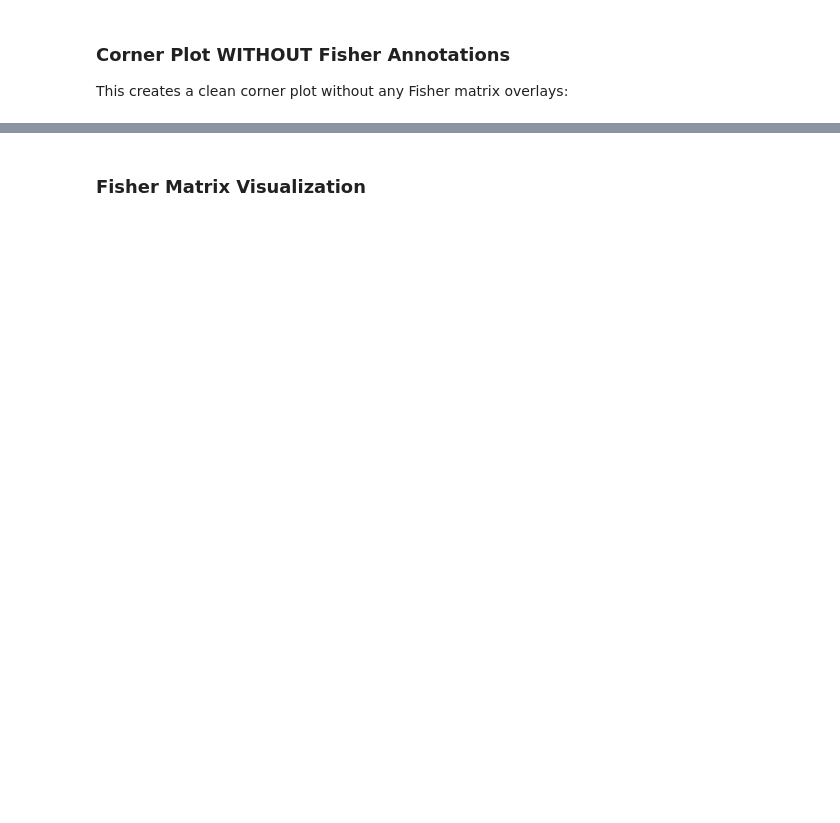
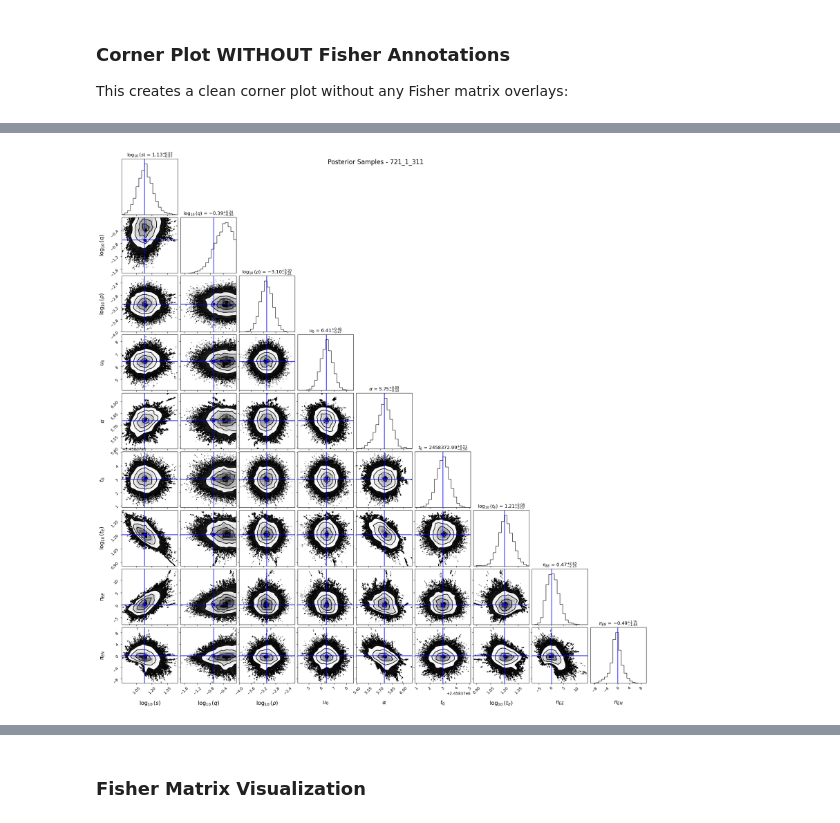
Before and after one commit to AmberLee2427/GullsPosteriors, a Jupyter notebook: fisher_exploration.ipynb, the cells around one changed output, grey strips where cells are left out. Cells and saved outputs as stored; diff of their text form; code cells hidden in the pictures; blank space fills up the shorter version.

```diff
--- a/fisher_exploration.ipynb
+++ b/fisher_exploration.ipynb
@@ -445,11 +287,19 @@ if hasattr(data_obj, 'model_covariance') and data_obj.model_covariance is not No
     fisher_cov = data_obj.model_covariance
     fisher_unc = data_obj.model_parameter_uncertainties
 
+    # Parameter names (in internal order)
+    param_names = ['log10(s)', 'log10(q)', 'log10(rho)', 'u0', 'alpha', 't0', 'log10(tE)', 'piEE', 'piEN']
+
     print(f"Fisher covariance matrix shape: {fisher_cov.shape}")
-    print(f"Fisher uncertainties: {fisher_unc}")
+    print(f"Fisher 1-sigma uncertainties:")
+    for i, (name, unc) in enumerate(zip(param_names, fisher_unc)):
+        print(f"  {name}: {unc:.6f}")
 
-    # Parameter names (in the order used by the code)
-    param_names = ['s', 'q', 'rho', 'u0', 'alpha', 't0', 'tE', 'piEE', 'piEN']
+    # Additional Fisher info if available
+    if hasattr(data_obj, 'n_flux_params'):
+        print(f"\nFisher includes {data_obj.n_flux_params} flux parameters (marginalized out)")
+    if hasattr(data_obj, 'fisher_inversion_success'):
+        print(f"Fisher inversion successful: {data_obj.fisher_inversion_success}")
 
     # Create DataFrame for Fisher covariance
     fisher_df = pd.DataFrame(fisher_cov, index=param_names, columns=param_names)
@@ -464,7 +314,4 @@ if hasattr(data_obj, 'model_covariance') and data_obj.model_covariance is not No
 
 else:
     print("No Fisher matrix information available.")
-    print("This might be because:")
-    print("1. The lightcurve file doesn't contain Fisher derivative columns")
-    print("2. The Fisher computation failed")
-    print("3. You haven't loaded a lightcurve file yet")
+    print("Check that the lightcurve file contains Fisher derivative columns.")
@@ -519,35 +479,83 @@ else:
 This creates a clean corner plot without any Fisher matrix overlays:
 # %%
 if samples is not None:
-    # Parameter labels (adjust based on whether LOM is enabled)
+    # First, let's figure out what we're actually sampling by looking at the samples and truths
+    print(f"Samples shape: {samples.shape}")
+    print(f"Sample statistics (first few parameters):")
+    for i in range(min(9, samples.shape[1])):
+        mean_val = np.mean(samples[:, i])
+        std_val = np.std(samples[:, i])
+        min_val = np.min(samples[:, i])
+        max_val = np.max(samples[:, i])
+        print(f"  Param {i}: mean={mean_val:.3f}, std={std_val:.3f}, range=[{min_val:.3f}, {max_val:.3f}]")
+
+    # Check if we have truth values to help identify parameters
+    truth_values = None
+    if truths is not None and 'params' in truths:
+        truth_values_raw = truths['params'][:samples.shape[1]]
+        print(f"\nRaw truth values (linear space):")
+        for i, truth in enumerate(truth_values_raw):
+            print(f"  Truth {i}: {truth:.6f}")
+
+        # Convert truth values to match the sampling space
+        # s, q, rho, tE (indices 0, 1, 2, 6) are sampled in log space
+        truth_values = truth_values_raw.copy()
+        log_param_indices = [0, 1, 2, 6]  # s, q, rho, tE
+
+        print(f"\nConverting truth values to log space for parameters: {log_param_indices}")
+        for idx in log_param_indices:
+            if idx < len(truth_values):
+                original_val = truth_values[idx]
+                if original_val > 0:  # Can only take log of positive values
+                    truth_values[idx] = np.log10(original_val)
+                    print(f"  Param {idx}: {original_val:.6f} -> log10({original_val:.6f}) = {truth_values[idx]:.6f}")
+                else:
+                    print(f"  Warning: Param {idx} has non-positive value {original_val}, cannot take log")
+                    truth_values[idx] = np.nan
+
+    # Parameter labels - s, q, rho, and tE are ALWAYS sampled in log space
     if samples.shape[1] == 12:  # LOM enabled
         labels = [
-            r"$s$", r"$q$", r"$\rho$",
-            r"$u_0$", r"$\alpha$", r"$t_0$", r"$t_E$",
-            r"$\pi_{EE}$", r"$\pi_{EN}$",
-            r"$i$", r"$\phi$", r"$P$"
+            r"$\log_{10}(s)$",      # 0: separation (always log)
+            r"$\log_{10}(q)$",      # 1: mass ratio (always log)
+            r"$\log_{10}(\rho)$",   # 2: finite source (always log)
+            r"$u_0$",               # 3: impact parameter (linear)
+            r"$\alpha$",            # 4: trajectory angle (linear)
+            r"$t_0$",               # 5: time of closest approach (linear)
+            r"$\log_{10}(t_E)$",    # 6: Einstein crossing time (always log)
+            r"$\pi_{EE}$",          # 7: parallax east (linear)
+            r"$\pi_{EN}$",          # 8: parallax north (linear)
+            r"$i$",                 # 9: inclination (linear)
+            r"$\phi$",              # 10: phase (linear)
+            r"$P$"                  # 11: period (linear)
         ]
+
     else:  # 9 parameters (no LOM)
         labels = [
-            r"$s$", r"$q$", r"$\rho$",
-            r"$u_0$", r"$\alpha$", r"$t_0$", r"$t_E$",
-            r"$\pi_{EE}$", r"$\pi_{EN}$"
+            r"$\log_{10}(s)$",      # 0: separation (always log)
+            r"$\log_{10}(q)$",      # 1: mass ratio (always log)
+            r"$\log_{10}(\rho)$",   # 2: finite source (always log)
+            r"$u_0$",               # 3: impact parameter (linear)
+            r"$\alpha$",            # 4: trajectory angle (linear)
+            r"$t_0$",               # 5: time of closest approach (linear)
+            r"$\log_{10}(t_E)$",    # 6: Einstein crossing time (always log)
+            r"$\pi_{EE}$",          # 7: parallax east (linear)
+            r"$\pi_{EN}$"           # 8: parallax north (linear)
         ]
 
-    # Get truth values if available
-    truth_values = None
-    if truths is not None and 'params' in truths:
-        truth_values = truths['params'][:samples.shape[1]]
+    # Trim labels to match actual number of parameters
+    labels = labels[:samples.shape[1]]
 
+    print(f"\nParameter labels (s, q, rho, tE always in log space): {labels}")
     print(f"Creating corner plot for {samples.shape[1]} parameters...")
     print(f"Using {len(samples)} samples")
 
-    # Create clean corner plot
+    # Create corner plot with corrected labels and blue truth lines
     fig = corner.corner(
         samples,
         labels=labels,
         truths=truth_values,
-        truth_color='red',
+        truth_color='blue',  # Changed from red to blue
         show_titles=True,
         title_kwargs={"fontsize": 12},
         label_kwargs={"fontsize": 14}
@@ -557,8 +565,10 @@ if samples is not None:
                 fontsize=16, y=0.98)
     plt.show()
 
-    print("Clean corner plot created (no Fisher annotations)")
+    print("Corner plot created with correct parameter labels (s, q, rho, tE in log space)")
+    print("Truth values converted to log space for log parameters and displayed in blue")
 
 else:
     print("No posterior samples available for corner plot.")
     print("Run the sampler first to generate samples, then load them using the paths at the top.")
+# %% [output]
@@ -564,0 +592 @@ else:
+[figure, added]
```
Also changed, not shown: parts of 23 cells of this notebook, 3 other files.
